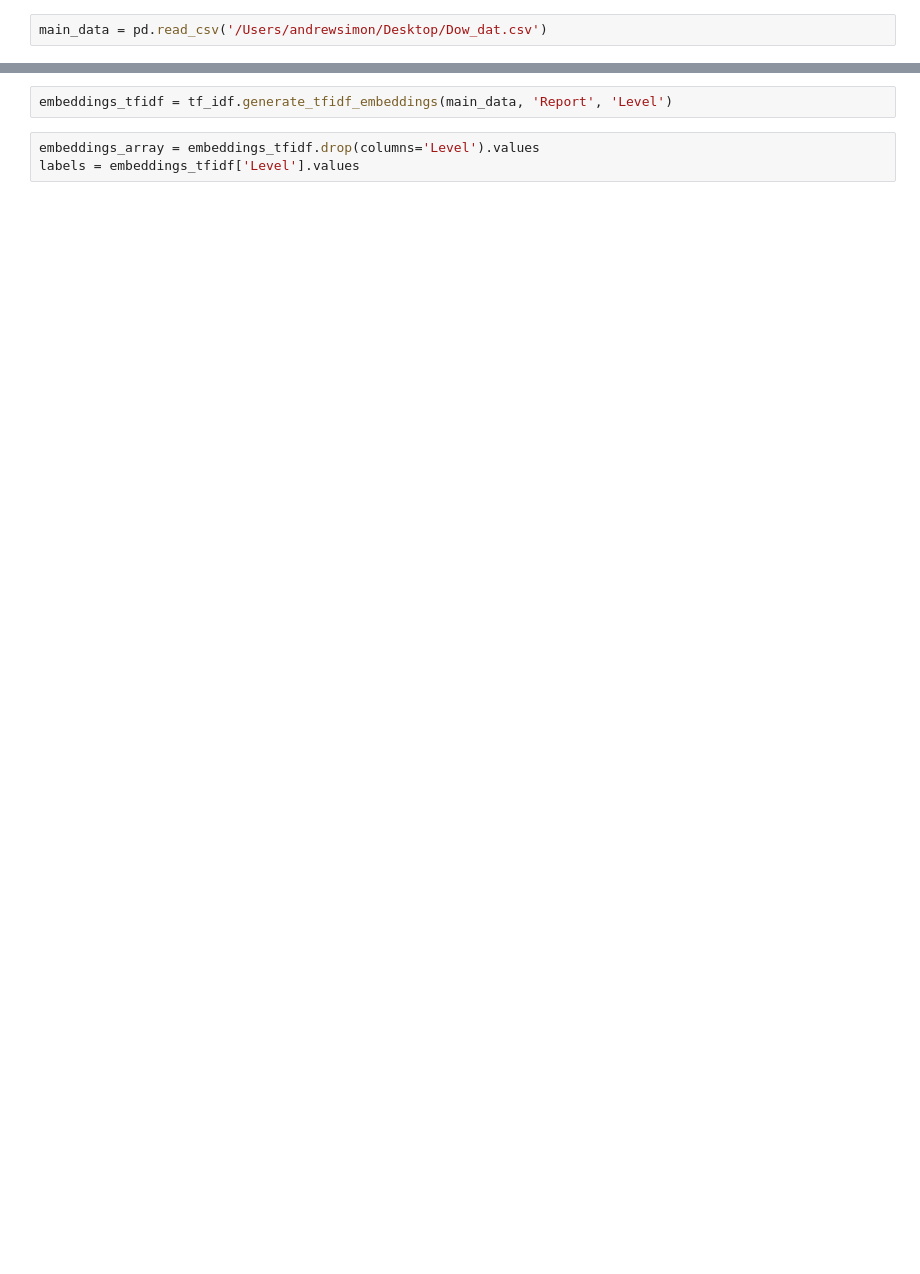
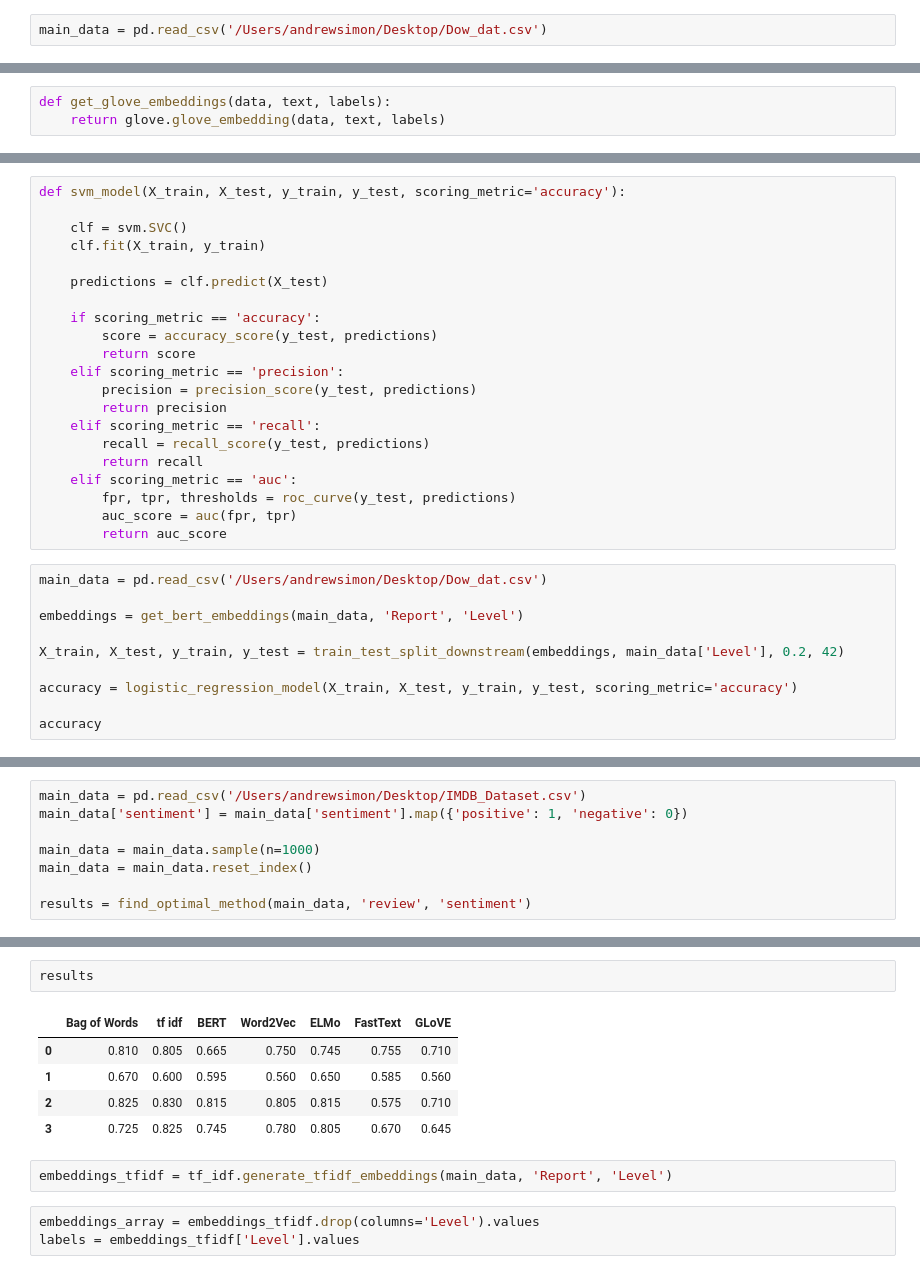
Before and after one commit to DataScienceProjectDow/Capstone-Project-Dow, a Jupyter notebook: nlpmaps/test_selection.ipynb, the cells around one changed output, grey strips where cells are left out. Saved outputs shown, nothing was run; the diff lists cells and outputs as text; blank space fills up the shorter version.

```diff
--- a/nlpmaps/test_selection.ipynb
+++ b/nlpmaps/test_selection.ipynb
@@ -12,0 +44,3 @@ main_data = pd.read_csv('/Users/andrewsimon/Desktop/Dow_dat.csv')
+# %%
+def get_glove_embeddings(data, text, labels):
+    return glove.glove_embedding(data, text, labels)
@@ -12,0 +115,31 @@ main_data = pd.read_csv('/Users/andrewsimon/Desktop/Dow_dat.csv')
+# %%
+def svm_model(X_train, X_test, y_train, y_test, scoring_metric='accuracy'):
+
+    clf = svm.SVC()
+    clf.fit(X_train, y_train)
+
+    predictions = clf.predict(X_test)
+
+    if scoring_metric == 'accuracy':
+        score = accuracy_score(y_test, predictions)
+        return score
+    elif scoring_metric == 'precision':
+        precision = precision_score(y_test, predictions)
+        return precision
+    elif scoring_metric == 'recall':
+        recall = recall_score(y_test, predictions)
+        return recall
+    elif scoring_metric == 'auc':
+        fpr, tpr, thresholds = roc_curve(y_test, predictions)
+        auc_score = auc(fpr, tpr)
+        return auc_score
+# %%
+main_data = pd.read_csv('/Users/andrewsimon/Desktop/Dow_dat.csv')
+
+embeddings = get_bert_embeddings(main_data, 'Report', 'Level')
+
+X_train, X_test, y_train, y_test = train_test_split_downstream(embeddings, main_data['Level'], 0.2, 42)
+
+accuracy = logistic_regression_model(X_train, X_test, y_train, y_test, scoring_metric='accuracy')
+
+accuracy
@@ -12,0 +228,8 @@ main_data = pd.read_csv('/Users/andrewsimon/Desktop/Dow_dat.csv')
+# %%
+main_data = pd.read_csv('/Users/andrewsimon/Desktop/IMDB_Dataset.csv')
+main_data['sentiment'] = main_data['sentiment'].map({'positive': 1, 'negative': 0})
+
+main_data = main_data.sample(n=1000)
+main_data = main_data.reset_index()
+
+results = find_optimal_method(main_data, 'review', 'sentiment')
@@ -13,3 +265,11 @@ main_data = pd.read_csv('/Users/andrewsimon/Desktop/Dow_dat.csv')
+# %%
+results
+# %% [output]
+|  | Bag of Words | tf idf | BERT | Word2Vec | ELMo | FastText | GLoVE |
+| 0 | 0.810 | 0.805 | 0.665 | 0.750 | 0.745 | 0.755 | 0.710 |
+| 1 | 0.670 | 0.600 | 0.595 | 0.560 | 0.650 | 0.585 | 0.560 |
+| 2 | 0.825 | 0.830 | 0.815 | 0.805 | 0.815 | 0.575 | 0.710 |
+| 3 | 0.725 | 0.825 | 0.745 | 0.780 | 0.805 | 0.670 | 0.645 |
 # %%
 embeddings_tfidf = tf_idf.generate_tfidf_embeddings(main_data, 'Report', 'Level')
 # %%
```
Also changed, not shown: parts of 31 cells of this notebook, 4 other files.
